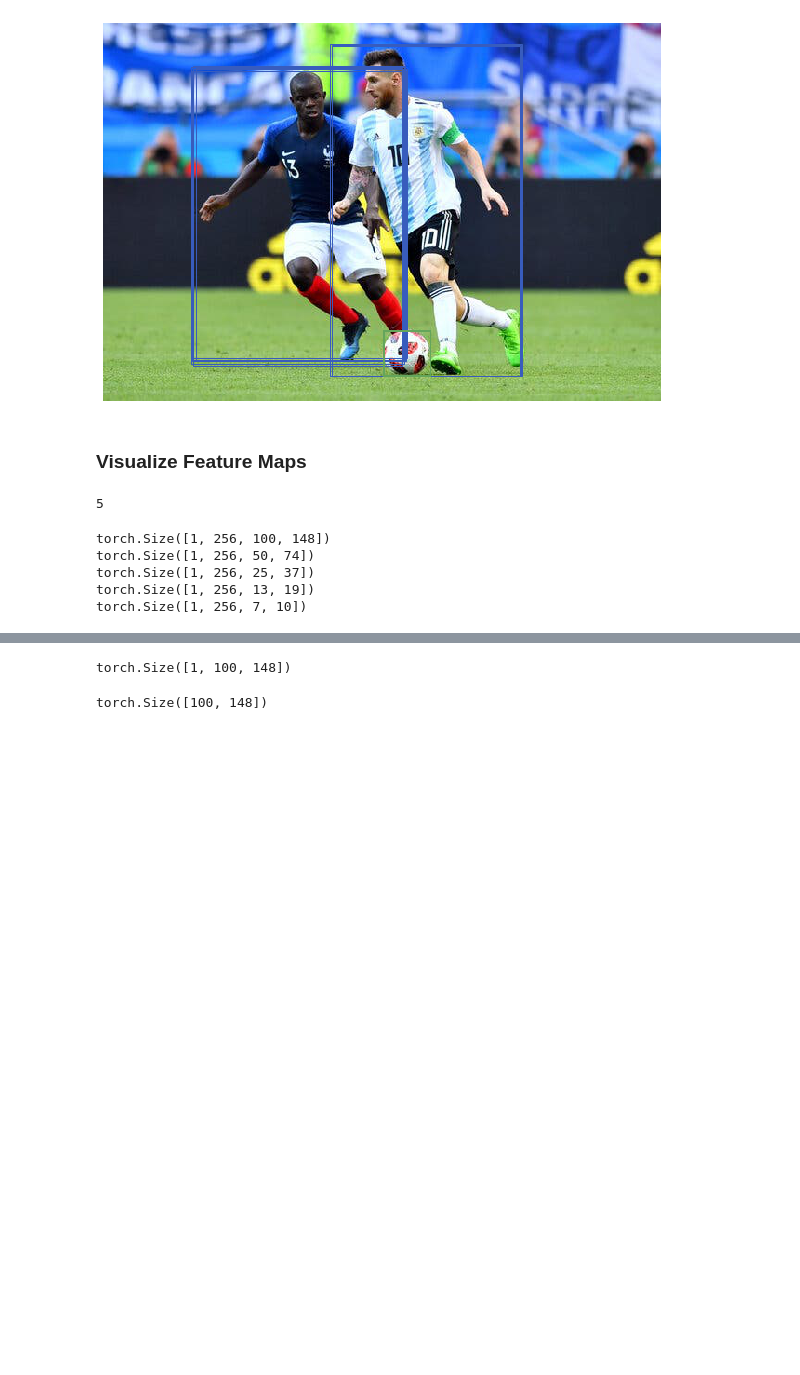
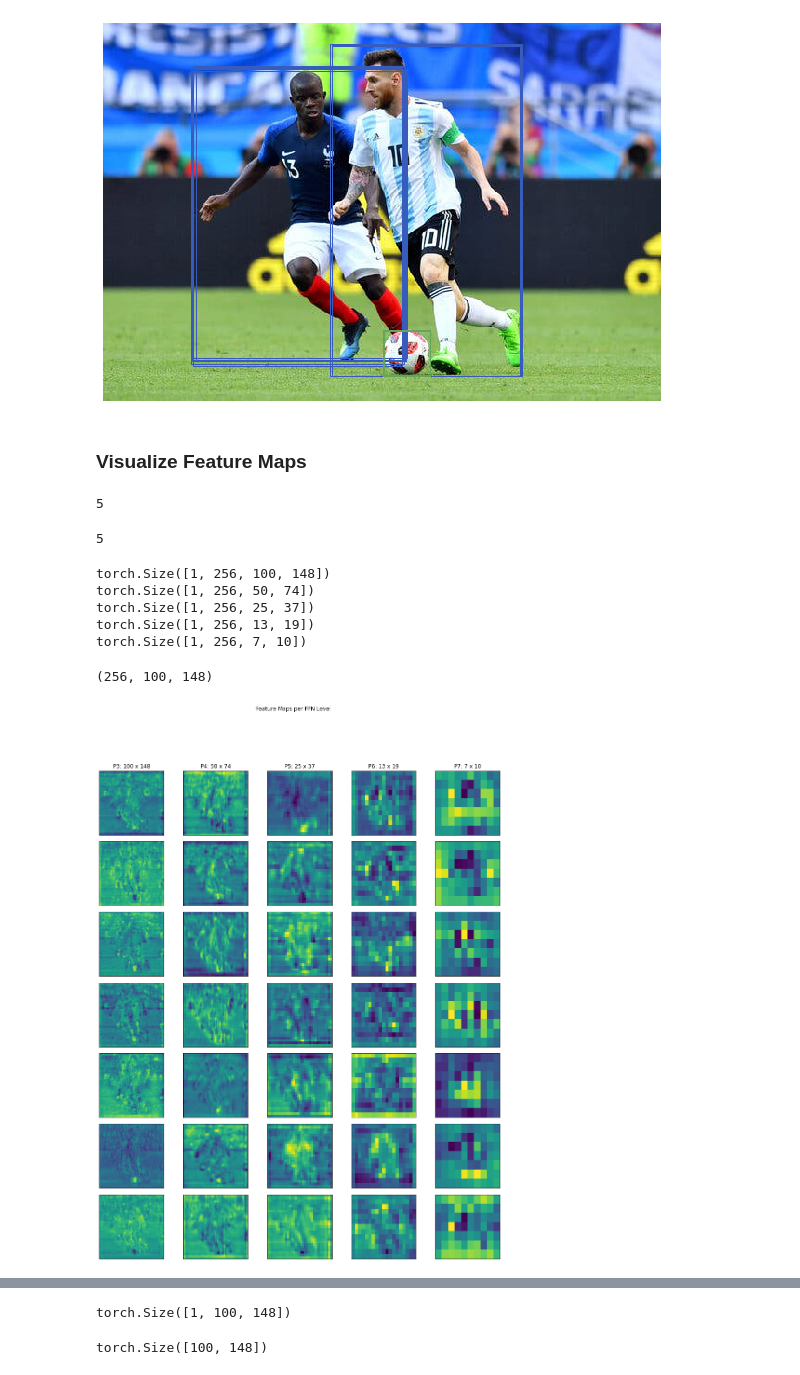
Before and after one commit to fastforwardlabs/one-stage-od-inference, a Jupyter notebook: Inference_walkthrough.ipynb, the cells around one changed output, grey strips where cells are left out. Saved outputs shown, nothing was run; the diff lists cells and outputs as text; code cells hidden in the pictures; blank space fills up the shorter version.

```diff
--- a/Inference_walkthrough.ipynb
+++ b/Inference_walkthrough.ipynb
@@ -272,6 +279,10 @@ plot_predictions(test_img, b, COCO_LABELS, True)
 len(retinanet.viz_artifacts["features"])
 # %% [output]
 5
+# %%
+len(retinanet.viz_artifacts["features"])
+# %% [output]
+5
 # %%
 for i in range(len(retinanet.viz_artifacts["features"])):
     print(retinanet.viz_artifacts["features"][i].shape)
@@ -283,0 +297,4 @@ torch.Size([1, 256, 7, 10])
+# %%
+feature_maps[0].squeeze(0).detach().numpy().shape
+# %% [output]
+(256, 100, 148)
@@ -283,0 +352,4 @@ torch.Size([1, 256, 7, 10])
+# %%
+a = plot_feature_samples(samples)
+# %% [output]
+[figure, added]
```
Also changed, not shown: parts of 22 cells of this notebook, 1 other file.
